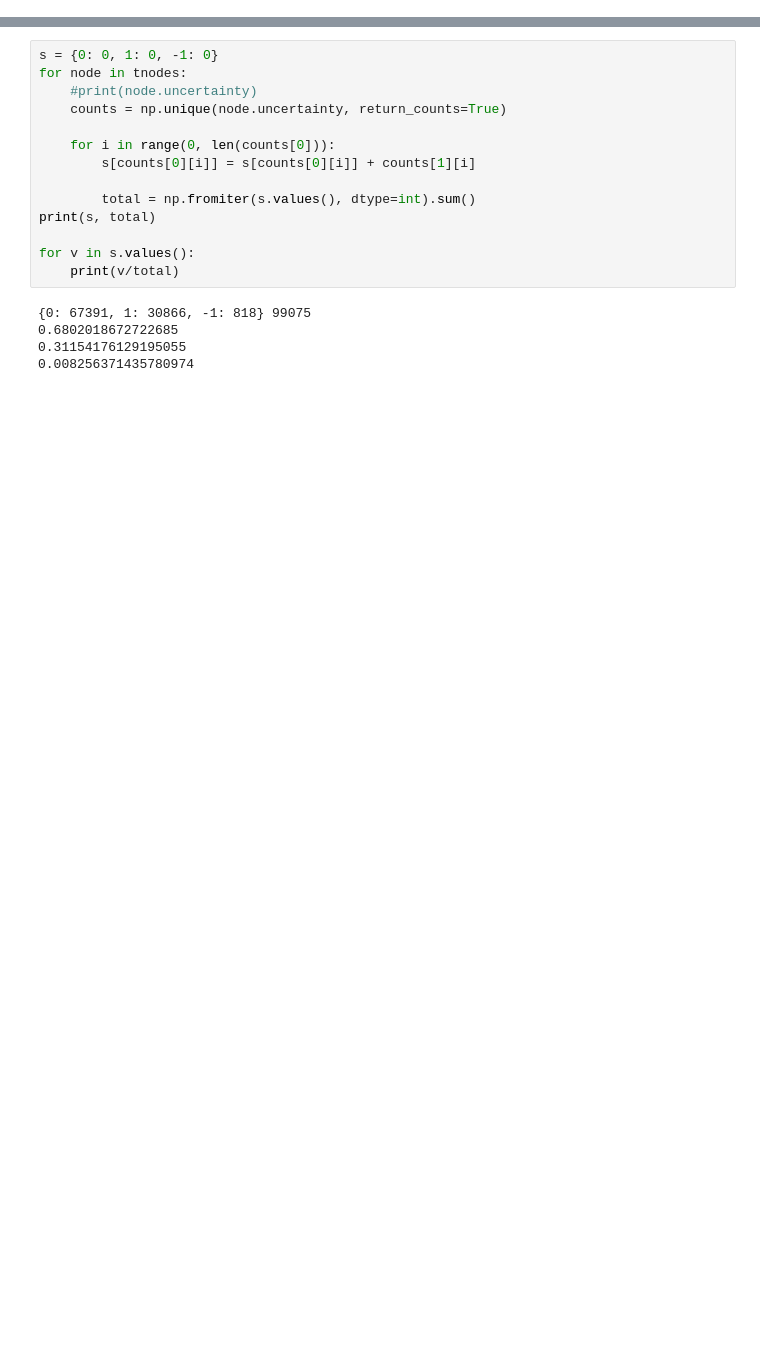
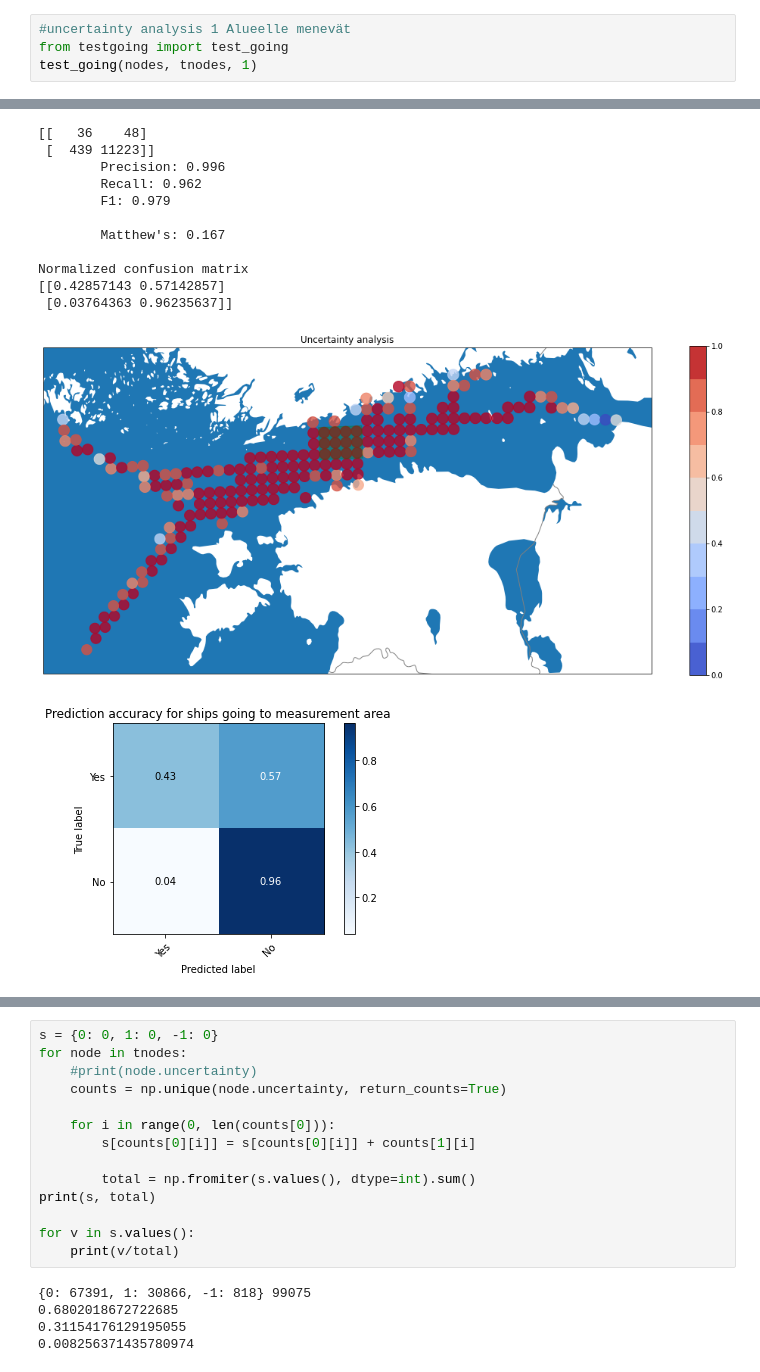
Before and after one commit to Hietamaki/ship-passage-predictor, a Jupyter notebook: workbench.ipynb, the cells around one changed output, grey strips where cells are left out. Saved outputs shown, nothing was run; the diff lists cells and outputs as text; blank space fills up the shorter version.

```diff
--- a/workbench.ipynb
+++ b/workbench.ipynb
@@ -43,0 +100,5 @@ Uusi ax
+# %%
+#uncertainty analysis 1 Alueelle menevät
+from testgoing import test_going
+test_going(nodes, tnodes, 1)
+# %% [output]
@@ -43,0 +122,13 @@ Uusi ax
+[[   36    48]
+ [  439 11223]]
+        Precision: 0.996
+        Recall: 0.962
+        F1: 0.979
+
+        Matthew's: 0.167
+
+Normalized confusion matrix
+[[0.42857143 0.57142857]
+ [0.03764363 0.96235637]]
+[figure, added]
+[figure, added]
```
Also changed, not shown: parts of 27 cells of this notebook, 7 other files.
